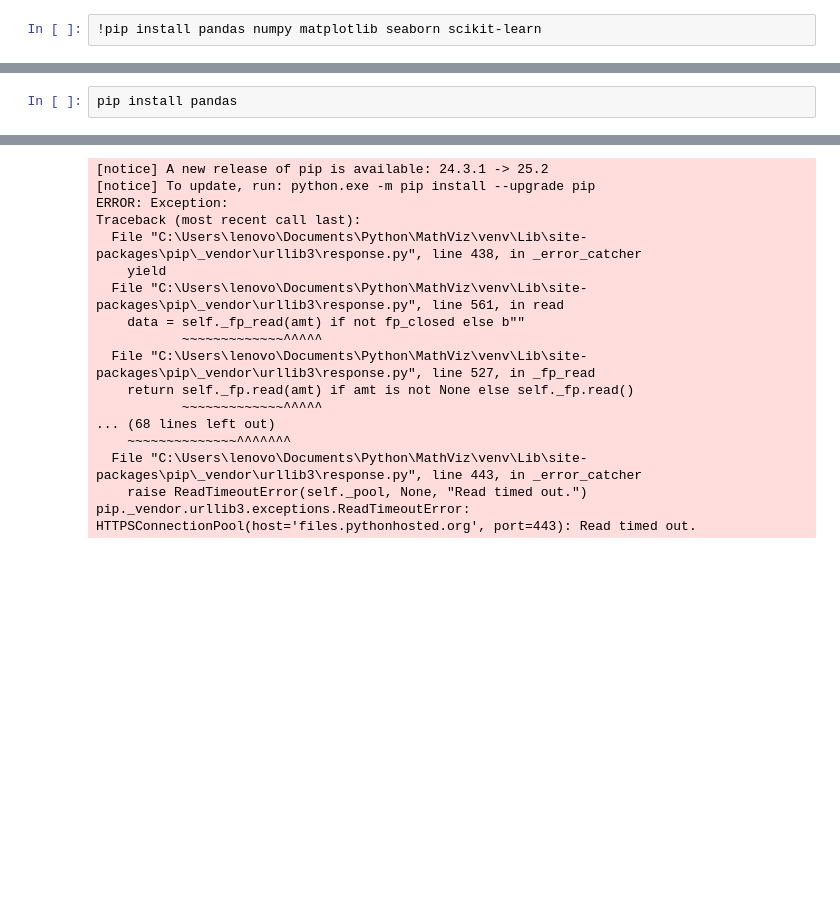
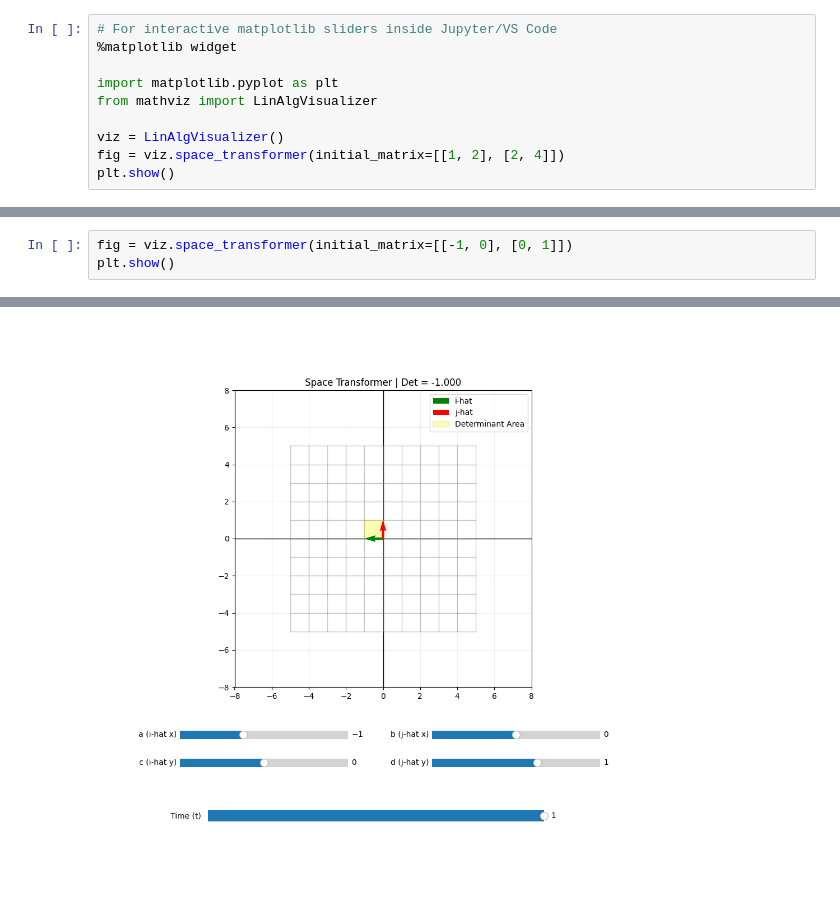
Before and after one commit to HORRIDBEAST/MathViz---The-Ultimate-Math-Py-Library, a Jupyter notebook: Untitled.ipynb, the cells around one changed output, grey strips where cells are left out. Drawn from its saved outputs; the diff is of its cells as text; blank space fills up the shorter version.

```diff
--- a/Untitled.ipynb
+++ b/Untitled.ipynb
@@ -1,2 +1,10 @@
 # %%
-!pip install pandas numpy matplotlib seaborn scikit-learn
+# For interactive matplotlib sliders inside Jupyter/VS Code
+%matplotlib widget
+
+import matplotlib.pyplot as plt
+from mathviz import LinAlgVisualizer
+
+viz = LinAlgVisualizer()
+fig = viz.space_transformer(initial_matrix=[[1, 2], [2, 4]])
+plt.show()
@@ -3,3 +13,4 @@
 # %%
-pip install pandas
+fig = viz.space_transformer(initial_matrix=[[-1, 0], [0, 1]])
+plt.show()
 # %% [output]
@@ -23,17 +17 @@ Note: you may need to restart the kernel to use updated packages.
-[notice] A new release of pip is available: 24.3.1 -> 25.2
-[notice] To update, run: python.exe -m pip install --upgrade pip
-ERROR: Exception:
-Traceback (most recent call last):
-  File "C:\Users\lenovo\Documents\Python\MathViz\venv\Lib\site-packages\pip\_vendor\urllib3\response.py", line 438, in _error_catcher
-    yield
-  File "C:\Users\lenovo\Documents\Python\MathViz\venv\Lib\site-packages\pip\_vendor\urllib3\response.py", line 561, in read
-    data = self._fp_read(amt) if not fp_closed else b""
-           ~~~~~~~~~~~~~^^^^^
-  File "C:\Users\lenovo\Documents\Python\MathViz\venv\Lib\site-packages\pip\_vendor\urllib3\response.py", line 527, in _fp_read
-    return self._fp.read(amt) if amt is not None else self._fp.read()
-           ~~~~~~~~~~~~~^^^^^
-... (68 lines left out)
-    ~~~~~~~~~~~~~~^^^^^^^
-  File "C:\Users\lenovo\Documents\Python\MathViz\venv\Lib\site-packages\pip\_vendor\urllib3\response.py", line 443, in _error_catcher
-    raise ReadTimeoutError(self._pool, None, "Read timed out.")
-pip._vendor.urllib3.exceptions.ReadTimeoutError: HTTPSConnectionPool(host='files.pythonhosted.org', port=443): Read timed out.
+[figure, added]
```
Also changed, not shown: parts of 10 cells of this notebook, 14 other files.
